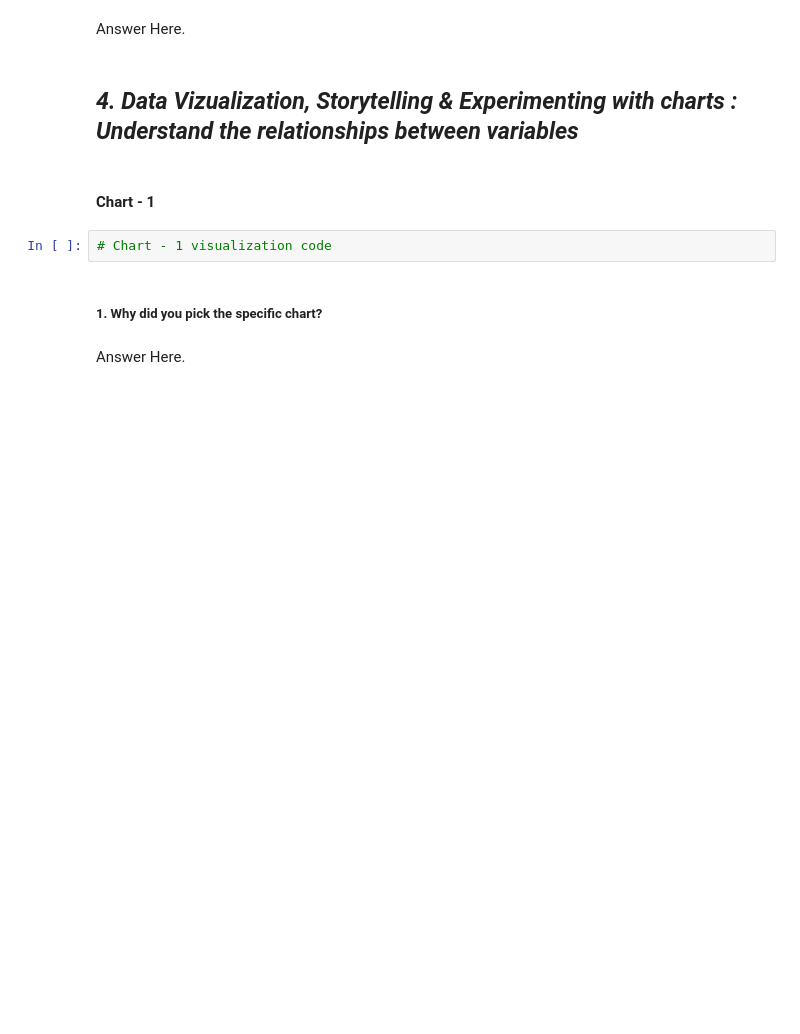
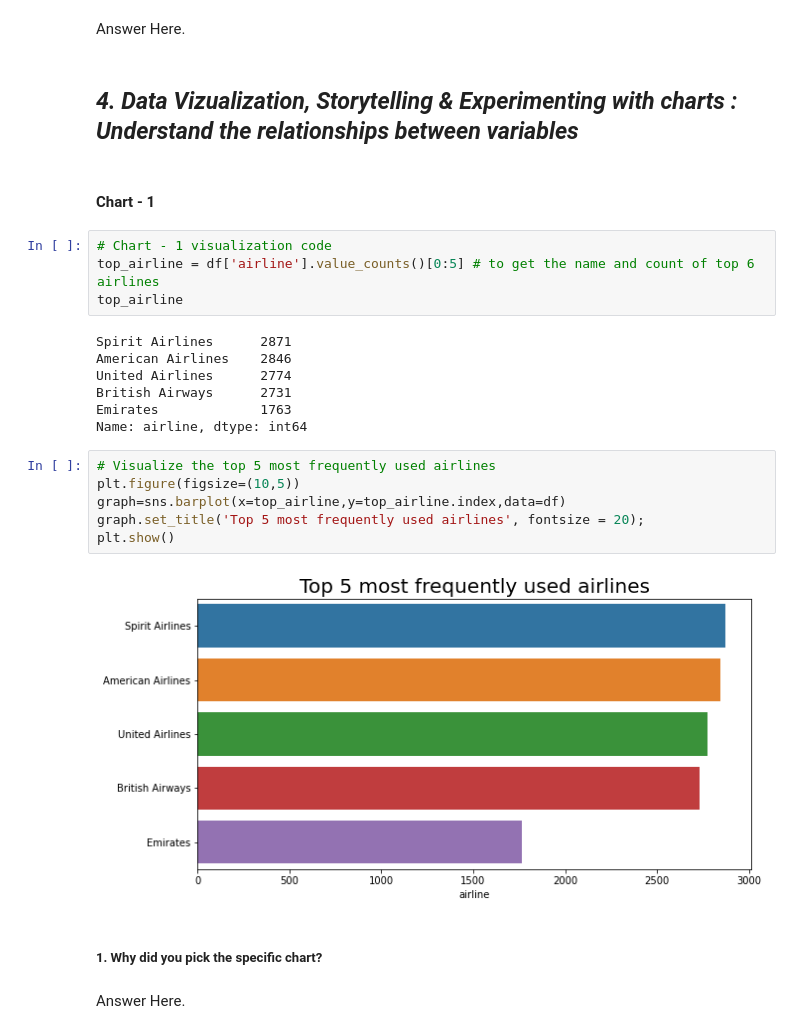
Before and after one commit to meenubenny/Airline_Passenger_Referral_Prediction, a Jupyter notebook: MeenuBenny_Airline_Passenger_Referral_Prediction_capston_project.ipynb, the cells around one changed output. Drawn from its saved outputs; the diff is of its cells as text; blank space fills up the shorter version.

```diff
--- a/MeenuBenny_Airline_Passenger_Referral_Prediction_capston_project.ipynb
+++ b/MeenuBenny_Airline_Passenger_Referral_Prediction_capston_project.ipynb
@@ -187,8 +368,25 @@ Answer Here.
 ## ***4. Data Vizualization, Storytelling & Experimenting with charts : Understand the relationships between variables***
 # %% [markdown]
 #### Chart - 1
-# %%
-# Chart - 1 visualization code
+# %%
+# Chart - 1 visualization code
+top_airline = df['airline'].value_counts()[0:5] # to get the name and count of top 6 airlines
+top_airline
+# %% [output]
+Spirit Airlines      2871
+American Airlines    2846
+United Airlines      2774
+British Airways      2731
+Emirates             1763
+Name: airline, dtype: int64
+# %%
+# Visualize the top 5 most frequently used airlines
+plt.figure(figsize=(10,5))
+graph=sns.barplot(x=top_airline,y=top_airline.index,data=df)
+graph.set_title('Top 5 most frequently used airlines', fontsize = 20);
+plt.show()
+# %% [output]
+[figure, added]
 # %% [markdown]
 ##### 1. Why did you pick the specific chart?
 # %% [markdown]
```
Also changed, not shown: parts of 40 cells of this notebook.
